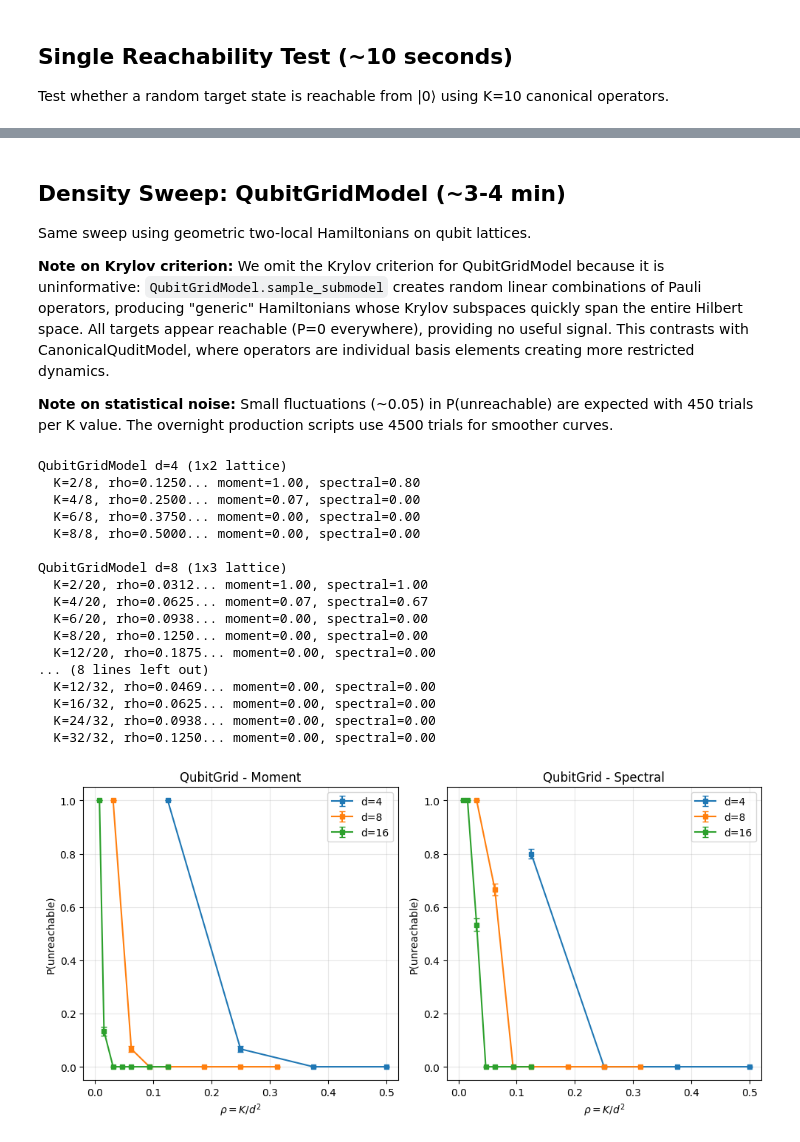
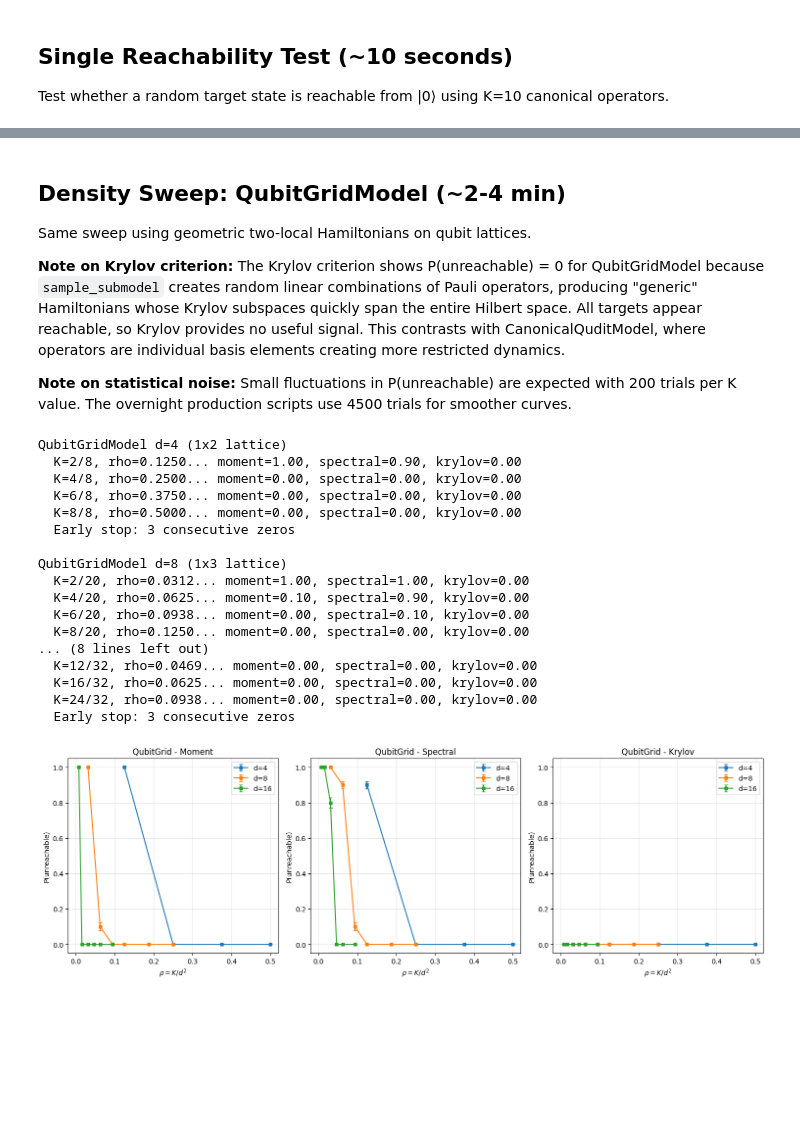
Before and after one commit to TomaszAnd/reachability, a Jupyter notebook: notebooks/quickstart.ipynb, the cells around one changed output, grey strips where cells are left out. Drawn from its saved outputs; the diff is of its cells as text; code cells hidden in the pictures; blank space fills up the shorter version.

```diff
--- a/notebooks/quickstart.ipynb
+++ b/notebooks/quickstart.ipynb
@@ -44,30 +44,29 @@ rho = K/d^2 = 0.1562
 Sweep over K values at d=8, 12, 16 to see phase transitions.
 # %%
 config = SweepConfig(
-    n_hamiltonians=30,
-    n_targets=15,
+    n_hamiltonians=20,
+    n_targets=10,
     tau=0.99,
-    maxiter=150,
-    restarts=5,
+    maxiter=100,
+    restarts=3,
 )
 
 canonical_results = {}
 for d in [8, 12, 16]:
     print(f"\nCanonicalQuditModel d={d}")
-    model = CanonicalQuditModel(dim=d, seed=42)
+    model = CanonicalQuditModel(dim=d, seed=100)
     sweep = DensitySweep(model, config)
 
-    # Smart K selection: fewer points, focus on transition
-    K_max = min(25, d * d - 1)
+    # Smart K selection: focus on transition region
     if d == 8:
         K_values = [2, 3, 4, 5, 7, 10, 15, 20, 25]
     elif d == 12:
-        K_values = [2, 3, 5, 8, 12, 18, 25]
+        K_values = [2, 3, 5, 8, 12, 18, 25, 35]
     else:  # d == 16
-        K_values = [2, 3, 5, 8, 12, 18, 25]
+        K_values = [2, 3, 5, 8, 12, 18, 25, 35, 50]
 
-    K_values = [k for k in K_values if k <= K_max]
+    K_values = [k for k in K_values if k <= d * d - 1]
     canonical_results[d] = sweep.run(
-        K_values, criteria=['moment', 'spectral', 'krylov'], early_stop_zeros=5)
+        K_values, criteria=['moment', 'spectral', 'krylov'], early_stop_zeros=3)
 # %% [output]
 CanonicalQuditModel d=8
@@ -109,24 +108,23 @@ plt.show()
 # %% [markdown]
-## Density Sweep: QubitGridModel (~3-4 min)
+## Density Sweep: QubitGridModel (~2-4 min)
 
 Same sweep using geometric two-local Hamiltonians on qubit lattices.
 
-**Note on Krylov criterion:** We omit the Krylov criterion for QubitGridModel because it is
-uninformative: `QubitGridModel.sample_submodel` creates random linear combinations of Pauli
-operators, producing "generic" Hamiltonians whose Krylov subspaces quickly span the entire
-Hilbert space. All targets appear reachable (P=0 everywhere), providing no useful signal.
-This contrasts with CanonicalQuditModel, where operators are individual basis elements creating
-more restricted dynamics.
+**Note on Krylov criterion:** The Krylov criterion shows P(unreachable) = 0 for QubitGridModel
+because `sample_submodel` creates random linear combinations of Pauli operators, producing
+"generic" Hamiltonians whose Krylov subspaces quickly span the entire Hilbert space. All
+targets appear reachable, so Krylov provides no useful signal. This contrasts with
+CanonicalQuditModel, where operators are individual basis elements creating more restricted dynamics.
 
-**Note on statistical noise:** Small fluctuations (~0.05) in P(unreachable) are expected with
-450 trials per K value. The overnight production scripts use 4500 trials for smoother curves.
+**Note on statistical noise:** Small fluctuations in P(unreachable) are expected with 200
+trials per K value. The overnight production scripts use 4500 trials for smoother curves.
 # %%
 qubit_results = {}
 lattice_configs = {4: (1, 2), 8: (1, 3), 16: (2, 2)}
 
 for d, (nx, ny) in lattice_configs.items():
     print(f"\nQubitGridModel d={d} ({nx}x{ny} lattice)")
-    model = QubitGridModel(dim=d, nx=nx, ny=ny, seed=42)
+    model = QubitGridModel(dim=d, nx=nx, ny=ny, seed=100)
     sweep = DensitySweep(model, config)
 
     # Smart K selection for QubitGrid
@@ -139,44 +137,43 @@ for d, (nx, ny) in lattice_configs.items():
         K_values = [2, 4, 8, 12, 16, 24, 32]
 
     K_values = [k for k in K_values if k <= L]
-    # Krylov is uninformative for QubitGrid (see note below)
     qubit_results[d] = sweep.run(
-        K_values, criteria=['moment', 'spectral'], early_stop_zeros=5)
+        K_values, criteria=['moment', 'spectral', 'krylov'], early_stop_zeros=3)
 # %% [output]
 QubitGridModel d=4 (1x2 lattice)
-  K=2/8, rho=0.1250... moment=1.00, spectral=0.80
-  K=4/8, rho=0.2500... moment=0.07, spectral=0.00
-  K=6/8, rho=0.3750... moment=0.00, spectral=0.00
-  K=8/8, rho=0.5000... moment=0.00, spectral=0.00
+  K=2/8, rho=0.1250... moment=1.00, spectral=0.90, krylov=0.00
+  K=4/8, rho=0.2500... moment=0.00, spectral=0.00, krylov=0.00
+  K=6/8, rho=0.3750... moment=0.00, spectral=0.00, krylov=0.00
+  K=8/8, rho=0.5000... moment=0.00, spectral=0.00, krylov=0.00
+  Early stop: 3 consecutive zeros
 
 QubitGridModel d=8 (1x3 lattice)
-  K=2/20, rho=0.0312... moment=1.00, spectral=1.00
-  K=4/20, rho=0.0625... moment=0.07, spectral=0.67
-  K=6/20, rho=0.0938... moment=0.00, spectral=0.00
-  K=8/20, rho=0.1250... moment=0.00, spectral=0.00
-  K=12/20, rho=0.1875... moment=0.00, spectral=0.00
+  K=2/20, rho=0.0312... moment=1.00, spectral=1.00, krylov=0.00
+  K=4/20, rho=0.0625... moment=0.10, spectral=0.90, krylov=0.00
+  K=6/20, rho=0.0938... moment=0.00, spectral=0.10, krylov=0.00
+  K=8/20, rho=0.1250... moment=0.00, spectral=0.00, krylov=0.00
 ... (8 lines left out)
-  K=12/32, rho=0.0469... moment=0.00, spectral=0.00
-  K=16/32, rho=0.0625... moment=0.00, spectral=0.00
-  K=24/32, rho=0.0938... moment=0.00, spectral=0.00
-  K=32/32, rho=0.1250... moment=0.00, spectral=0.00
+  K=12/32, rho=0.0469... moment=0.00, spectral=0.00, krylov=0.00
+  K=16/32, rho=0.0625... moment=0.00, spectral=0.00, krylov=0.00
+  K=24/32, rho=0.0938... moment=0.00, spectral=0.00, krylov=0.00
+  Early stop: 3 consecutive zeros
 # %%
-fig, axes = plt.subplots(1, 2, figsize=(10, 5))
-for ax, crit in zip(axes, ['moment', 'spectral']):
+fig, axes = plt.subplots(1, 3, figsize=(15, 5))
+for ax, crit in zip(axes, ['moment', 'spectral', 'krylov']):
     for d, df in qubit_results.items():
         if len(df) == 0:
             continue
         ax.errorbar(df['rho'], df[f'{crit}_P'], yerr=df[f'{crit}_sem'],
                     fmt='s-', label=f'd={d}', capsize=3, markersize=4)
     ax.set_xlabel(r'$\rho = K/d^2$')
     ax.set_ylabel('P(unreachable)')
     ax.set_title(f'QubitGrid - {crit.capitalize()}')
     ax.legend()
     ax.grid(True, alpha=0.3)
     ax.set_ylim(-0.05, 1.05)
     ax.set_xlim(-0.02, 0.52)
 plt.tight_layout()
 plt.savefig('../fig/quickstart_qubitgrid.png', dpi=150, bbox_inches='tight')
 plt.show()
 # %% [output]
-[figure, old version]
+[figure, new version]
```
Also changed, not shown: parts of 5 cells of this notebook, 2 other files.
